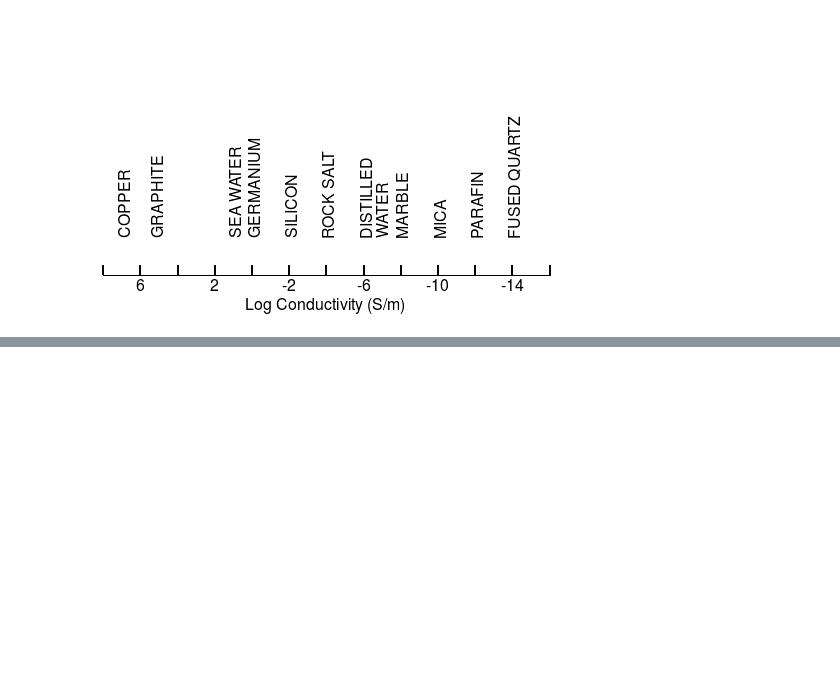
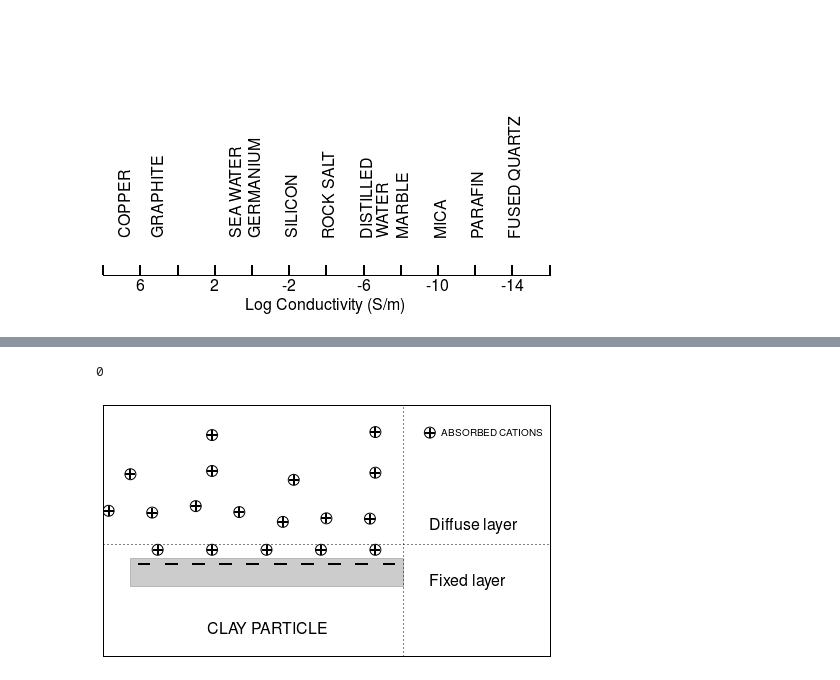
Before and after one commit to geoscixyz/em, a Jupyter notebook: examples/physical_properties/electrical_conductivity/ConductivityGenFigs.ipynb, the cells around one changed output, grey strips where cells are left out. Drawn from its saved outputs; the diff is of its cells as text; code cells hidden in the pictures; blank space fills up the shorter version.

```diff
--- a/examples/physical_properties/electrical_conductivity/ConductivityGenFigs.ipynb
+++ b/examples/physical_properties/electrical_conductivity/ConductivityGenFigs.ipynb
@@ -151,0 +85,56 @@ os.system("open " + "./DoubleLayer.png")
+# %%
+fig, ax = plt.subplots(1,1, figsize = (8,4.5))
+import matplotlib.patches as patches
+ax.set_yticks([])
+ax.set_xticks([])
+ax.add_patch(
+    patches.Rectangle(
+        (0.25, 0.25),   # (x,y)
+        0.5,          # width
+        0.1,          # height
+        facecolor="black",
+        alpha = 0.2
+    )
+)
+
+for i in range (10):
+    plt.plot(np.r_[(i)*0.05+0.265, (i)*0.05+0.265+0.02], np.r_[0.33, 0.33], 'k-', lw=2)
+
+for i in range (5):
+    plt.scatter(np.r_[(i)*0.1+0.3], np.r_[0.38], s = 100, marker ="+", lw = 2, color="k")
+    plt.scatter(np.r_[(i)*0.1+0.3], np.r_[0.38], s = 120, marker ="o", facecolor="None")
+
+for i in range (9):
+    pert = np.r_[0.45]*np.random.randn(1)*0.05
+    plt.scatter(np.r_[(i)*0.08+0.05], np.r_[0.5]+pert, s = 100, marker ="+", lw = 2, color="k")
+    plt.scatter(np.r_[(i)*0.08+0.05], np.r_[0.5]+pert, s = 120, marker ="o", facecolor="None")
+
+for i in range (5):
+    pert = np.r_[0.45]*np.random.randn(1)*0.05
+    plt.scatter(np.r_[(i)*0.15+0.1], np.r_[0.65]+pert, s = 100, marker ="+", lw = 2, color="k")
+    plt.scatter(np.r_[(i)*0.15+0.1], np.r_[0.65]+pert, s = 120, marker ="o", facecolor="None")
+
+for i in range (3):
+    pert = np.r_[0.45]*np.random.randn(1)*0.05
+    plt.scatter(np.r_[(i)*0.3+0.1], np.r_[0.8]+pert, s = 100, marker ="+", lw = 2, color="k")
+    plt.scatter(np.r_[(i)*0.3+0.1], np.r_[0.8]+pert, s = 120, marker ="o", facecolor="None")
+
+ax.plot(np.r_[0.2,1.02], np.ones(2)*0.4, 'k:')
+
+ax.plot(np.ones(2)*0.75, np.r_[0, 1.02], 'k:')
+ax.text(0.8, 0.45, "Diffuse layer")
+ax.text(0.8, 0.25, "Fixed layer")
+ax.text(0.39, 0.08, "CLAY PARTICLE")
+
+plt.scatter(0.8, 0.8, s = 100, marker ="+", lw = 2, color="k")
+plt.scatter(0.8, 0.8, s = 120, marker ="o", facecolor="None")
+ax.text(0.82, 0.8-0.01, "ABSORBED CATIONS", fontsize = 10)
+
+
+ax.set_xlim(0.2,1.02)
+ax.set_ylim(0,0.9)
+fig.savefig("./DoubleLayer.png", dpi = 300)
+os.system("open " + "./DoubleLayer.png")
+# %% [output]
+0
+[figure, added]
```
Also changed, not shown: parts of 3 cells of this notebook, 7 other files.
